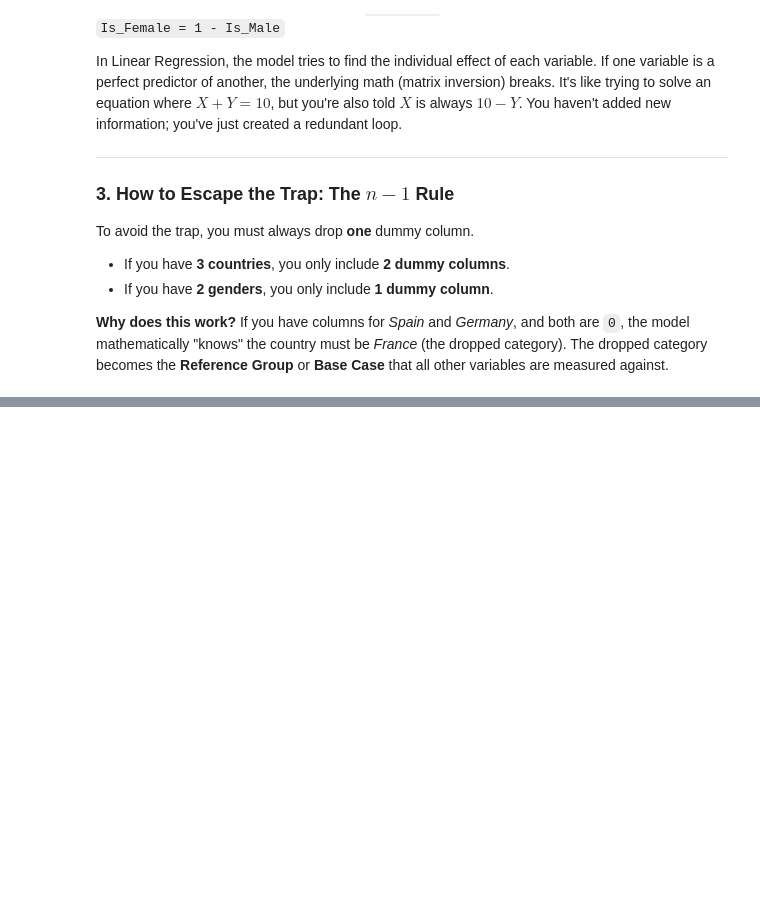
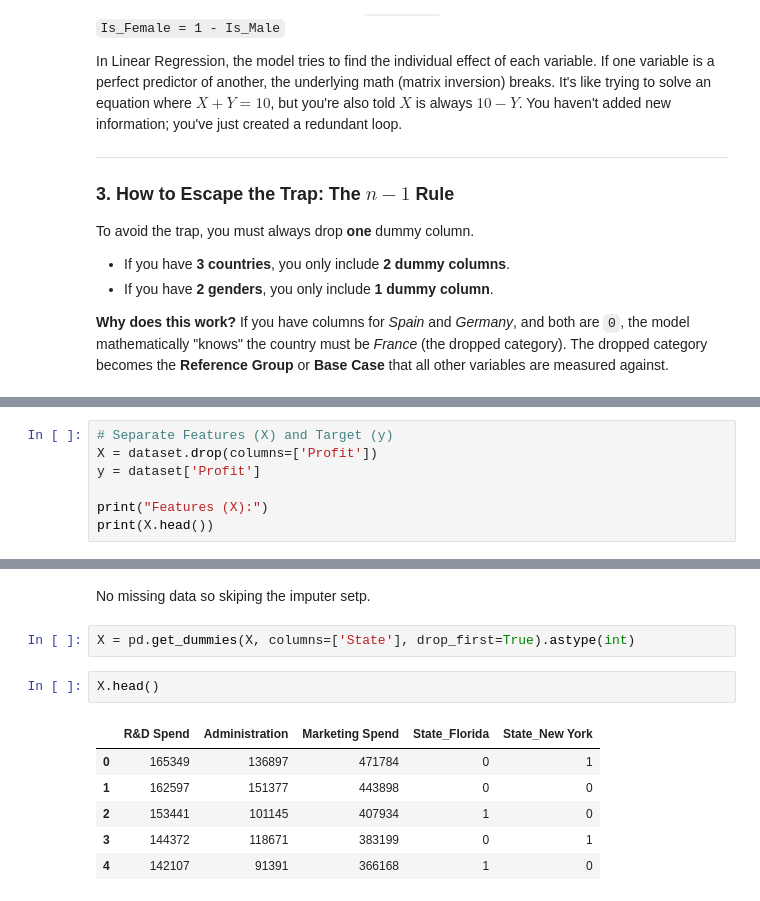
Before and after one commit to prithvirajv06/learning-path-ml-dl-ai, a Jupyter notebook: ML/src/03 multiple-linear-regression.ipynb, the cells around one changed output, grey strips where cells are left out. Cells and saved outputs as stored; diff of their text form; blank space fills up the shorter version.

```diff
--- a/ML/src/03 multiple-linear-regression.ipynb
+++ b/ML/src/03 multiple-linear-regression.ipynb
@@ -64,0 +86,7 @@ If you have columns for *Spain* and *Germany*, and both are `0`, the model mathe
+# %%
+# Separate Features (X) and Target (y)
+X = dataset.drop(columns=['Profit'])
+y = dataset['Profit']
+
+print("Features (X):")
+print(X.head())
@@ -64,0 +111,13 @@ If you have columns for *Spain* and *Germany*, and both are `0`, the model mathe
+# %% [markdown]
+No missing data so skiping the imputer setp.
+# %%
+X = pd.get_dummies(X, columns=['State'], drop_first=True).astype(int)
+# %%
+X.head()
+# %% [output]
+|  | R&D Spend | Administration | Marketing Spend | State_Florida | State_New York |
+| 0 | 165349 | 136897 | 471784 | 0 | 1 |
+| 1 | 162597 | 151377 | 443898 | 0 | 0 |
+| 2 | 153441 | 101145 | 407934 | 1 | 0 |
+| 3 | 144372 | 118671 | 383199 | 0 | 1 |
+| 4 | 142107 | 91391 | 366168 | 1 | 0 |
```
Also changed, not shown: parts of 12 cells of this notebook, 2 other files.
